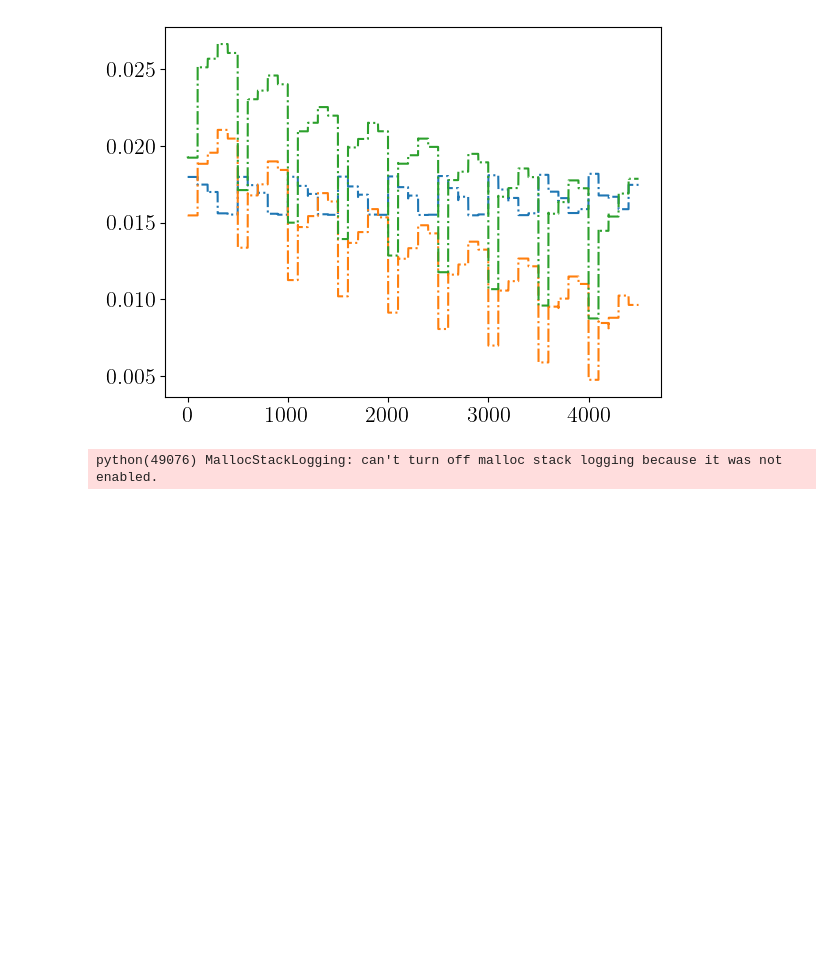
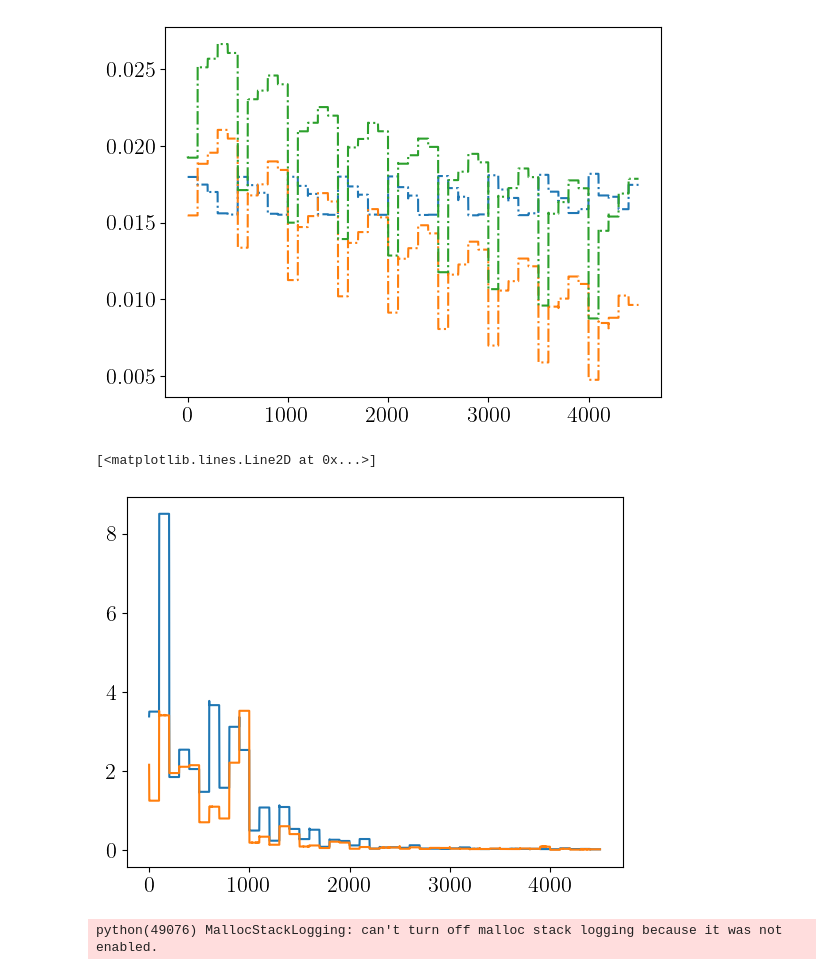
Before and after one commit to stellatogrp/online_mro, a Jupyter notebook: portfolio/online/analysis.ipynb, the cells around one changed output. Saved outputs shown, nothing was run; the diff lists cells and outputs as text; code cells hidden in the pictures; blank space fills up the shorter version.

```diff
--- a/portfolio/online/analysis.ipynb
+++ b/portfolio/online/analysis.ipynb
@@ -236,6 +236,12 @@ plt.plot(np.array(df['MRO_worst_values']), linestyle = '-.', label = "online_eva
 # %% [output]
 [<matplotlib.lines.Line2D at 0x...>]
 [figure]
+# %%
+plt.plot(df2["MRO_time"])
+plt.plot(df2["online_time"])
+# %% [output]
+[<matplotlib.lines.Line2D at 0x...>]
+[figure, added]
 # %%
 def plot_computation_times():
     """Plot computation time analysis with LaTeX formatting."""
```
Also changed, not shown: parts of 1 cell of this notebook.
